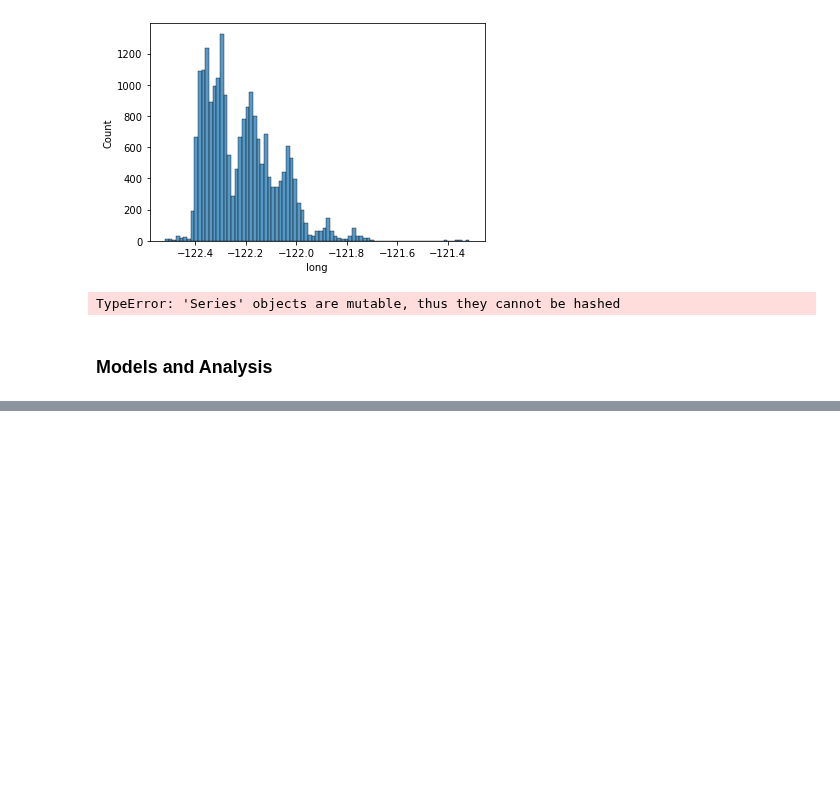
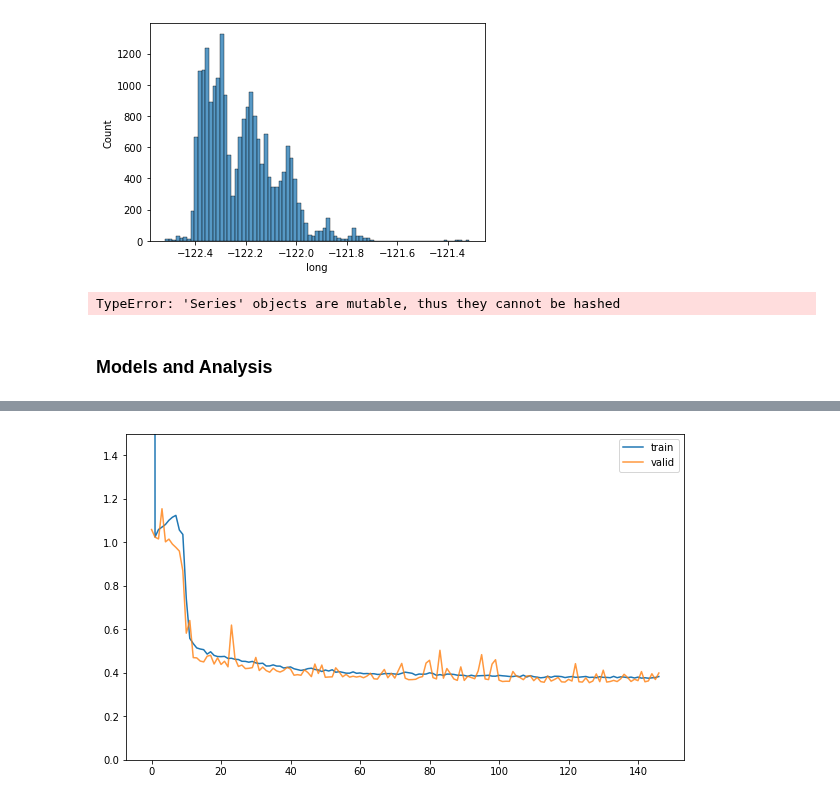
Before and after one commit to StephenTGibson/COMP527-colabNotebooks, a Jupyter notebook: COMP534-AppliedArtificialIntelligence/COMP534-CA2.ipynb, the cells around one changed output, grey strips where cells are left out. Saved outputs shown, nothing was run; the diff lists cells and outputs as text; code cells hidden in the pictures; blank space fills up the shorter version.

```diff
--- a/COMP534-AppliedArtificialIntelligence/COMP534-CA2.ipynb
+++ b/COMP534-AppliedArtificialIntelligence/COMP534-CA2.ipynb
@@ -225,0 +227,32 @@ TypeError: 'Series' objects are mutable, thus they cannot be hashed
+# %%
+trainFraction = 0.7
+trainingRows = round((X_train.shape[0]*trainFraction))
+
+model = baseline_model()
+
+es = EarlyStopping(monitor='val_loss', mode='min', verbose=1, patience=20)
+
+history = model.fit(X_train[:trainingRows],
+                    y_train[:trainingRows],
+                    validation_data=(X_train[trainingRows:],
+                                     y_train[trainingRows:]),
+#                     validation_data=(X_test,
+#                                      y_test),
+                    epochs=1000,
+                    batch_size=16,
+                    verbose=0,
+                    callbacks=[es],
+                   )
+
+train_acc = model.evaluate(X_train[:trainingRows],
+                              y_train[:trainingRows],
+                              verbose=0)
+valid_acc = model.evaluate(X_train[trainingRows:],
+                             y_train[trainingRows:],
+                             verbose=0)
+
+print(f'Train: {train_acc:.3f}\nValid: {valid_acc:.3f}')
+
+
+# verbose=0)
+#y_pred = model.predict(X_test)
@@ -225,0 +283,14 @@ TypeError: 'Series' objects are mutable, thus they cannot be hashed
+# %%
+fig, ax = plt.subplots(figsize=(10,6))
+
+ax.plot(history.history['loss'], label='train')
+ax.plot(history.history['val_loss'], label='valid', alpha=0.8)
+
+#ax.set(yscale="log") #xscale="log",
+
+ax.set_ylim([0, 1.5])
+
+plt.legend()
+plt.show()
+# %% [output]
+[figure, added]
```
Also changed, not shown: parts of 37 cells of this notebook.
